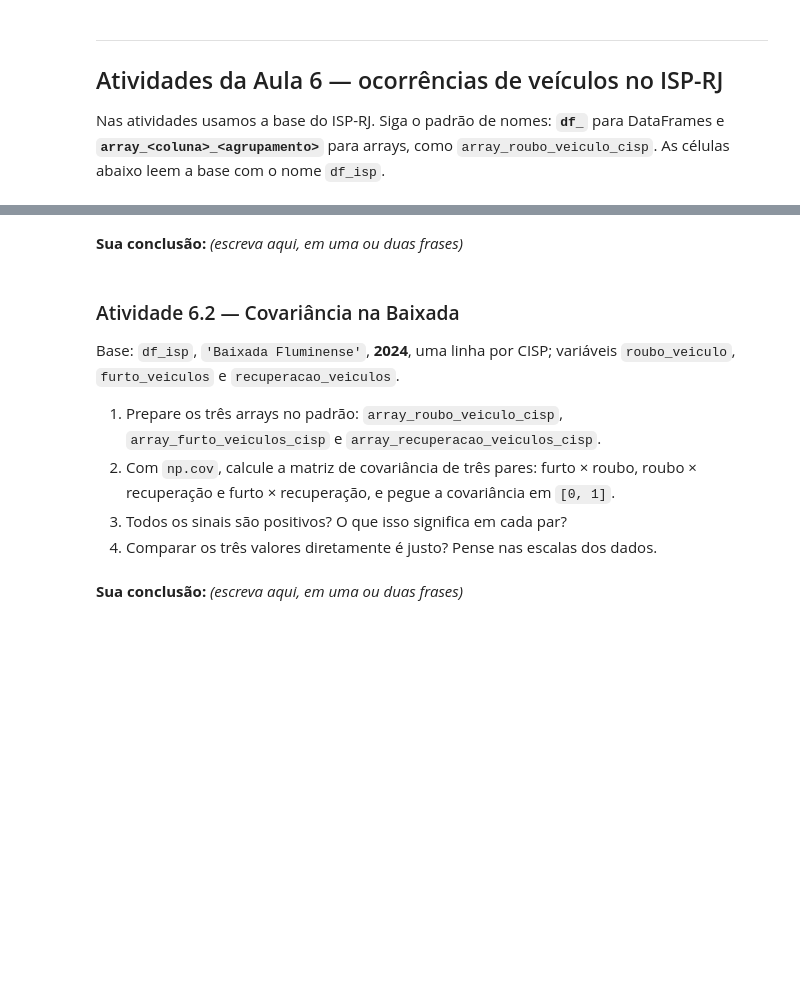
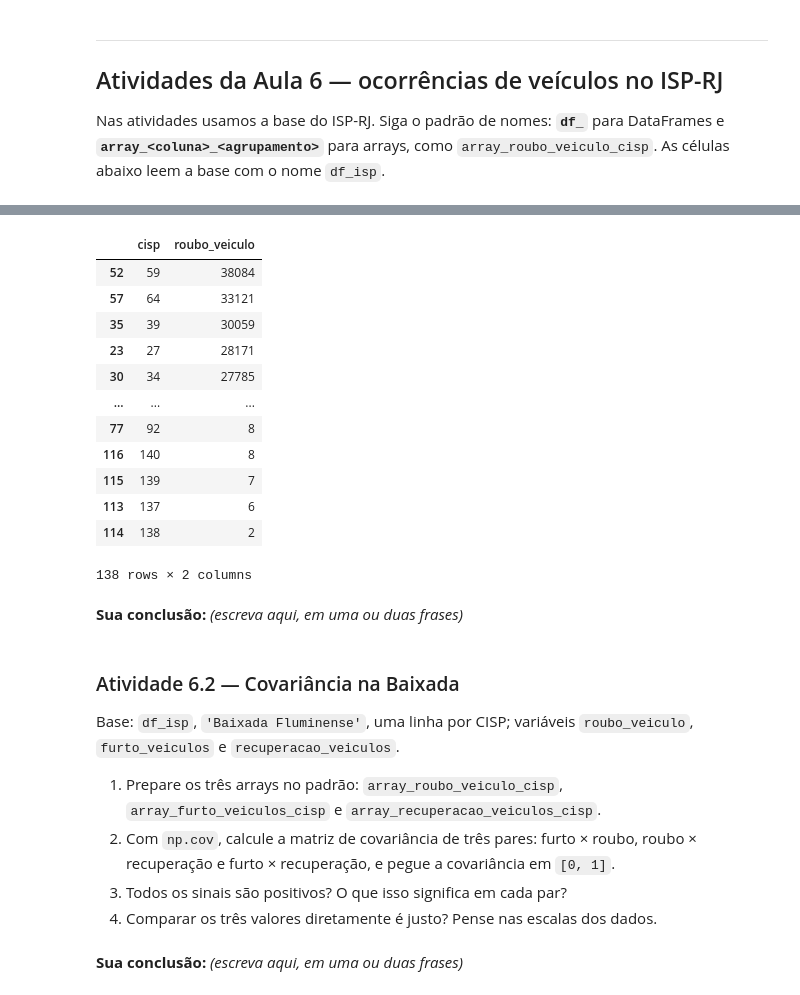
Before and after one commit to mavicostta/UC2., a Jupyter notebook: UC2_Caderno_Estudos_Aulas1a6.ipynb, the cells around one changed output, grey strips where cells are left out. Cells and saved outputs as stored; diff of their text form; code cells hidden in the pictures; blank space fills up the shorter version.

```diff
--- a/UC2_Caderno_Estudos_Aulas1a6.ipynb
+++ b/UC2_Caderno_Estudos_Aulas1a6.ipynb
@@ -1054,3 +1325,18 @@ Base: `df_isp`, região `'Baixada Fluminense'`, ano **2024**, variável `roubo_v
 # %%
-# Escreva seu código aqui
+df_total_rv = (df_rv.groupby("cisp", as_index=False)["roubo_veiculo"].sum().sort_values(by="roubo_veiculo", ascending=False))
+df_total_rv
+# %% [output]
+|  | cisp | roubo_veiculo |
+| 52 | 59 | 38084 |
+| 57 | 64 | 33121 |
+| 35 | 39 | 30059 |
+| 23 | 27 | 28171 |
+| 30 | 34 | 27785 |
+| ... | ... | ... |
+| 77 | 92 | 8 |
+| 116 | 140 | 8 |
+| 115 | 139 | 7 |
+| 113 | 137 | 6 |
+| 114 | 138 | 2 |
+138 rows × 2 columns
 # %%
@@ -1064,7 +1360,7 @@ Base: `df_isp`, região `'Baixada Fluminense'`, ano **2024**, variável `roubo_v
 # %% [markdown]
 ### Atividade 6.2 — Covariância na Baixada
 
-Base: `df_isp`, `'Baixada Fluminense'`, **2024**, uma linha por CISP; variáveis `roubo_veiculo`, `furto_veiculos` e `recuperacao_veiculos`.
+Base: `df_isp`, `'Baixada Fluminense'`, uma linha por CISP; variáveis `roubo_veiculo`, `furto_veiculos` e `recuperacao_veiculos`.
 
 1. Prepare os três arrays no padrão: `array_roubo_veiculo_cisp`, `array_furto_veiculos_cisp` e `array_recuperacao_veiculos_cisp`.
 2. Com `np.cov`, calcule a matriz de covariância de três pares: furto × roubo, roubo × recuperação e furto × recuperação, e pegue a covariância em `[0, 1]`.
```
Also changed, not shown: parts of 51 cells of this notebook.
